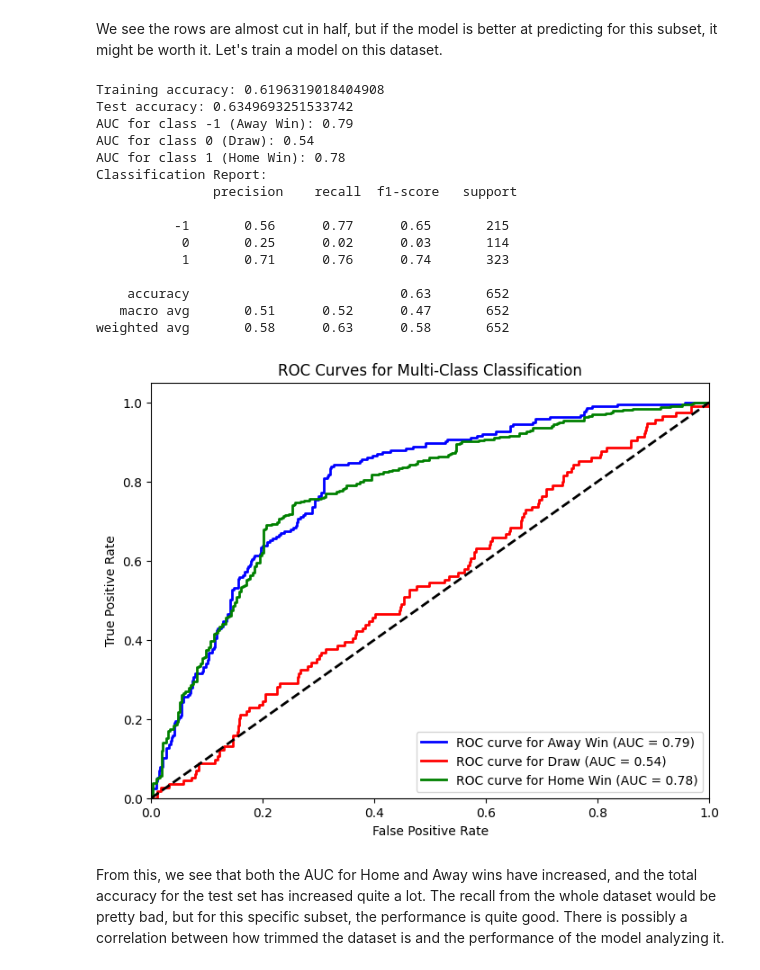
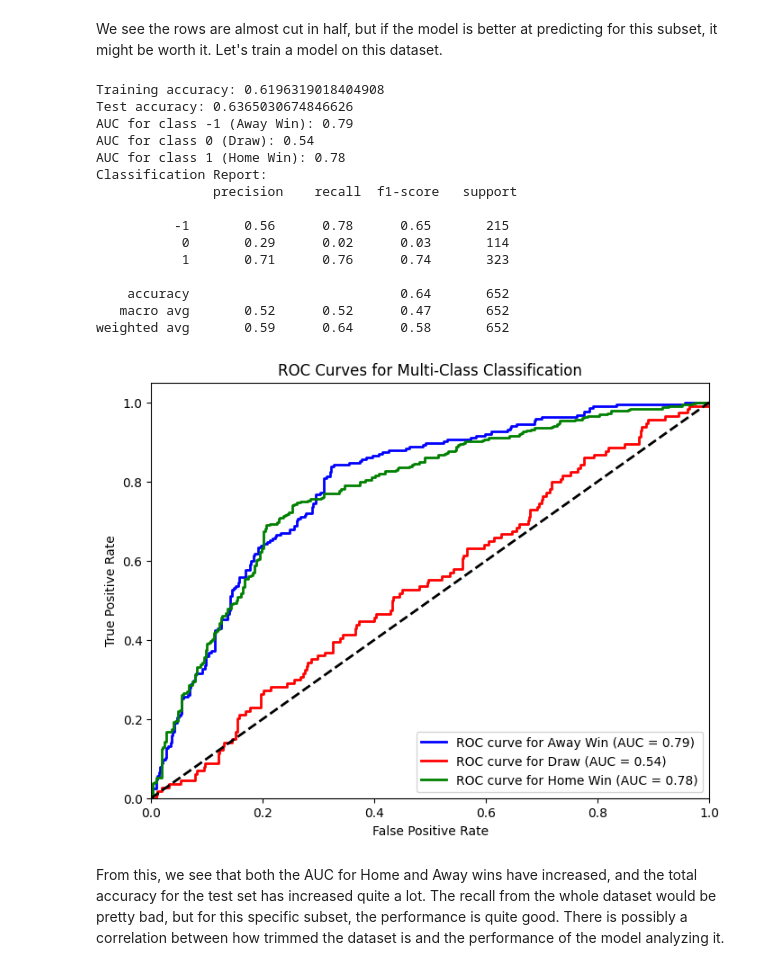
Before and after one commit to heiken1108/Match-Predictor, a Jupyter notebook: notebook/7. Logistic Regression.ipynb, the cells around one changed output. Drawn from its saved outputs; the diff is of its cells as text; code cells hidden in the pictures.

Commit message:
Tweaked logistic regression

```diff
--- a/notebook/7. Logistic Regression.ipynb
+++ b/notebook/7. Logistic Regression.ipynb
@@ -73,7 +73,7 @@ X_test = scaler.transform(X_test)
 
 Now, we train a Logistic Regression model on the training data. We want to see how well it performs in different evaluation metrics.
 # %%
-model = LogisticRegression(multi_class='multinomial', solver='lbfgs')
+model = LogisticRegression(penalty='l1', multi_class='multinomial', solver='saga')
 model.fit(X_train, y_train)
 
 class_names=["Away Win", "Draw", "Home Win"]
@@ -152,7 +152,7 @@ X_train, X_test, y_train, y_test = train_test_split(X, y, test_size=0.2, random_
 X_train = scaler.fit_transform(X_train)
 X_test = scaler.transform(X_test)
 
-model = LogisticRegression(multi_class='multinomial', solver='lbfgs')
+model = LogisticRegression(penalty='l1', multi_class='multinomial', solver='saga')
 model.fit(X_train, y_train)
 
 class_names=["Away Win", "Draw", "Home Win"]
@@ -162,40 +162,40 @@ print("Training accuracy:", model.score(X_train, y_train))
 print("Test accuracy:", model.score(X_test, y_test))
 
 # Compute AUC per class
 y_pred_prob = model.predict_proba(X_test)
 for i, class_label in enumerate(model.classes_):
     auc_score = roc_auc_score(y_test == class_label, y_pred_prob[:, i])
     print(f"AUC for class {class_label} ({class_names[i]}): {auc_score:.2f}")
 
 # Make predictions
 y_pred = model.predict(X_test)
 
 
 # Generate classification report
 y_pred = model.predict(X_test)
 report = classification_report(y_test, y_pred)
 print("Classification Report:\n", report)
 
 util.plot_multi_class_roc(
     y_test, y_pred_prob, classes=[-1, 0, 1], class_names=class_names
 )
 # %% [output]
 Training accuracy: 0.6196319018404908
-Test accuracy: 0.6349693251533742
+Test accuracy: 0.6365030674846626
 AUC for class -1 (Away Win): 0.79
 AUC for class 0 (Draw): 0.54
 AUC for class 1 (Home Win): 0.78
 Classification Report:
                precision    recall  f1-score   support
 
-          -1       0.56      0.77      0.65       215
-           0       0.25      0.02      0.03       114
+          -1       0.56      0.78      0.65       215
+           0       0.29      0.02      0.03       114
            1       0.71      0.76      0.74       323
 
-    accuracy                           0.63       652
-   macro avg       0.51      0.52      0.47       652
-weighted avg       0.58      0.63      0.58       652
+    accuracy                           0.64       652
+   macro avg       0.52      0.52      0.47       652
+weighted avg       0.59      0.64      0.58       652
-[figure, old version]
+[figure, new version]
 # %% [markdown]
 From this, we see that both the AUC for Home and Away wins have increased, and the total accuracy for the test set has increased quite a lot. The recall from the whole dataset would be pretty bad, but for this specific subset, the performance is quite good. There is possibly a correlation between how trimmed the dataset is and the performance of the model analyzing it.
 # %% [markdown]
```
Also changed, not shown: parts of 2 cells of this notebook.
